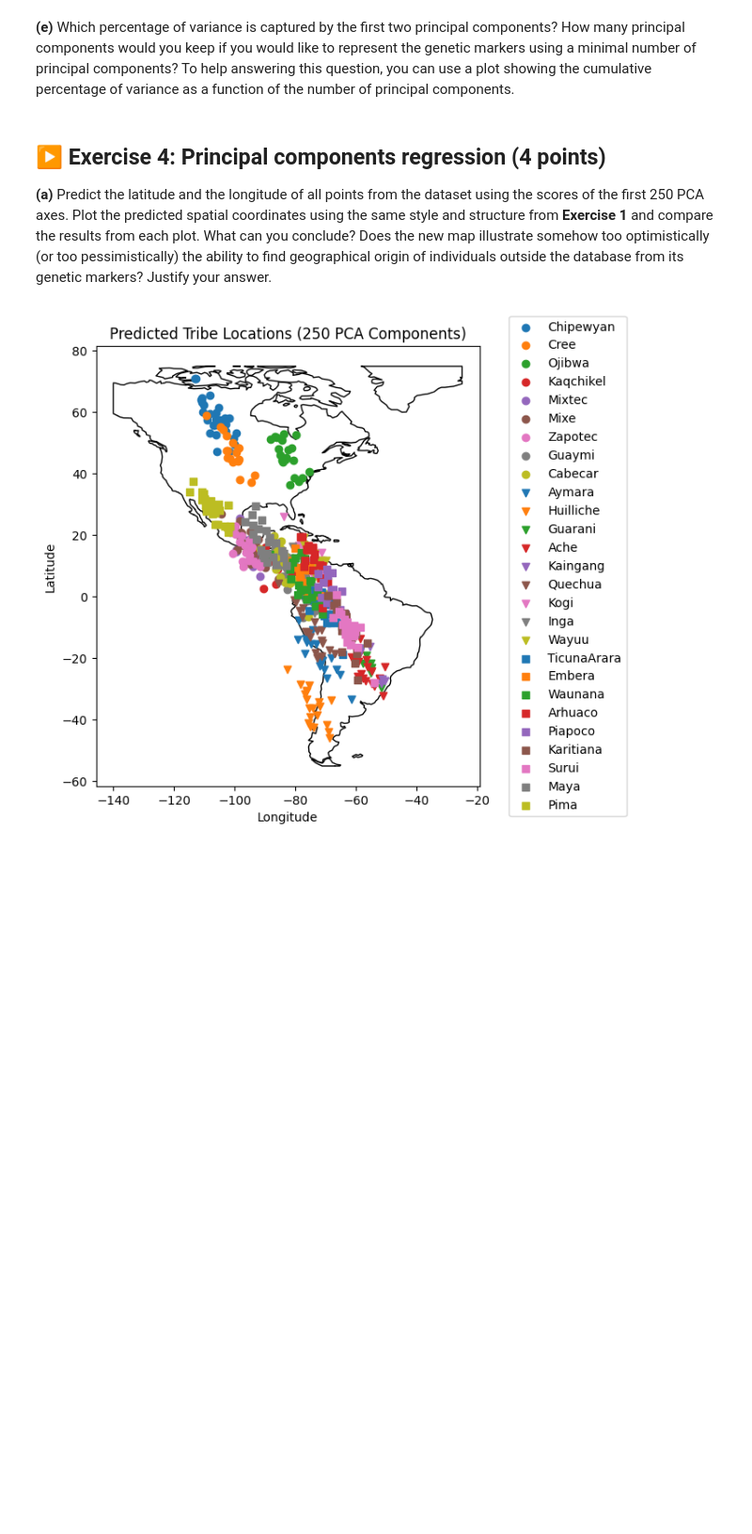
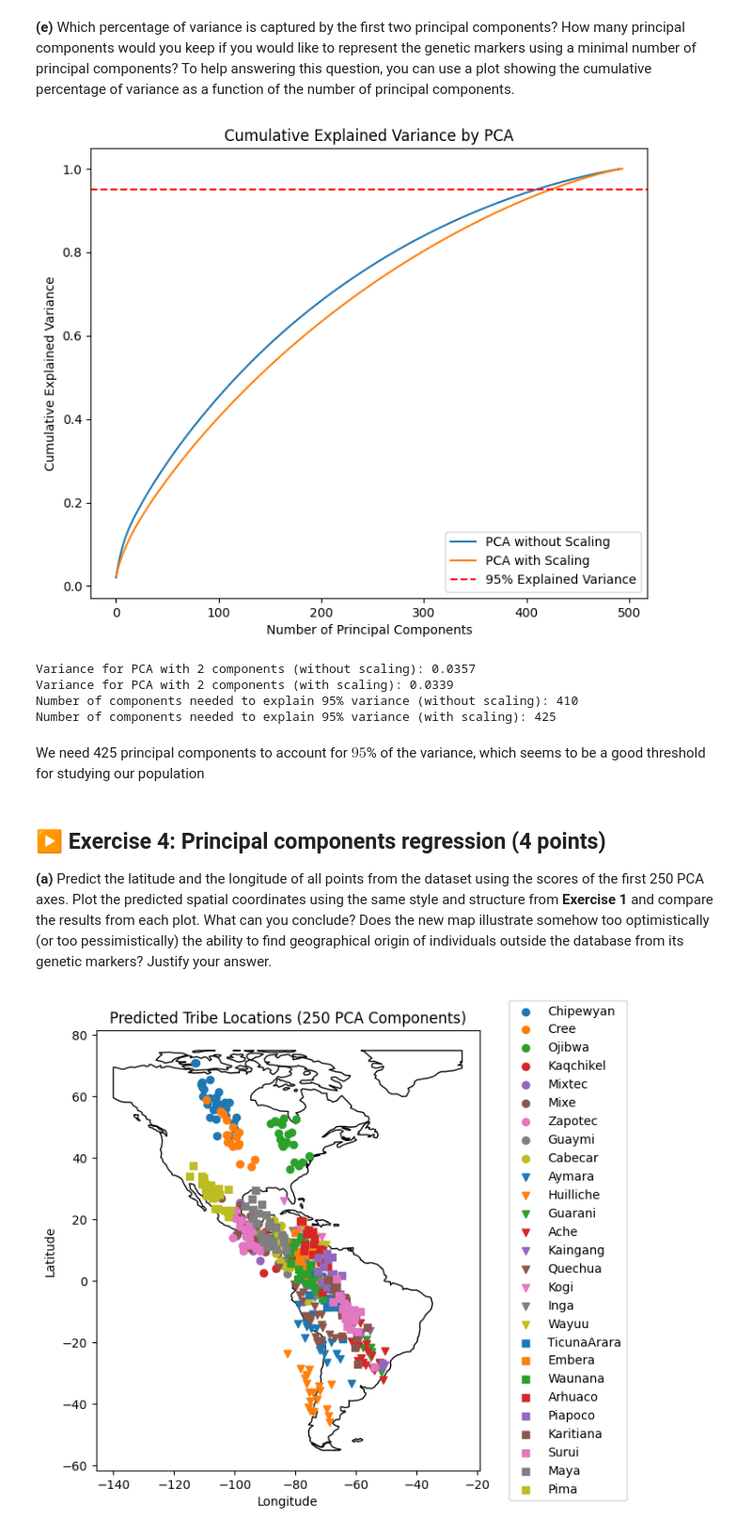
Before and after one commit to Concombrero/TP-Statistical-Learning, a Jupyter notebook: TP2/TP2.ipynb, the cells around one changed output. Shown at 94% size. Saved outputs shown, nothing was run; the diff lists cells and outputs as text; code cells hidden in the pictures; blank space fills up the shorter version.

```diff
--- a/TP2/TP2.ipynb
+++ b/TP2/TP2.ipynb
@@ -206,5 +252,31 @@ Redo the 2D scatter plot from item **(b)** on the normalized version of the data
 # %% [markdown]
 **(e)** Which percentage of variance is captured by the first two principal components? How many principal components would you keep if you would like to represent the genetic markers using a minimal number of principal components? To help answering this question, you can use a plot showing the cumulative percentage of variance as a function of the number of principal components.
+# %%
+cumulative_variance_1 = np.cumsum(pca1.explained_variance_ratio_)
+cumulative_variance_2 = np.cumsum(pca2.explained_variance_ratio_)
+plt.figure(figsize=(8.0, 6.5))
+plt.plot(cumulative_variance_1, label='PCA without Scaling')
+plt.plot(cumulative_variance_2, label='PCA with Scaling')
+plt.axhline(y=0.95, color='r', linestyle='--', label='95% Explained Variance')
+plt.xlabel('Number of Principal Components')
+plt.ylabel('Cumulative Explained Variance')
+plt.title('Cumulative Explained Variance by PCA')
+plt.legend()
+plt.show()
+
+print(f"Variance for PCA with 2 components (without scaling): {cumulative_variance_1[1]:.4f}")
+print(f"Variance for PCA with 2 components (with scaling): {cumulative_variance_2[1]:.4f}")
+
+print("Number of components needed to explain 95% variance (without scaling):", np.argmax(cumulative_variance_1 >= 0.95) + 1)
+print("Number of components needed to explain 95% variance (with scaling):", np.argmax(cumulative_variance_2 >= 0.95) + 1)
+# %% [output]
+[figure, added]
+Variance for PCA with 2 components (without scaling): 0.0357
+Variance for PCA with 2 components (with scaling): 0.0339
+Number of components needed to explain 95% variance (without scaling): 410
+Number of components needed to explain 95% variance (with scaling): 425
+# %% [markdown]
+We need 425 principal components to account for $95$% of the variance, which seems to be a good threshold for studying our population
 # %% [markdown]
 ## ▶️ Exercise 4: Principal components regression (4 points)
 
```
Also changed, not shown: parts of 4 cells of this notebook.
